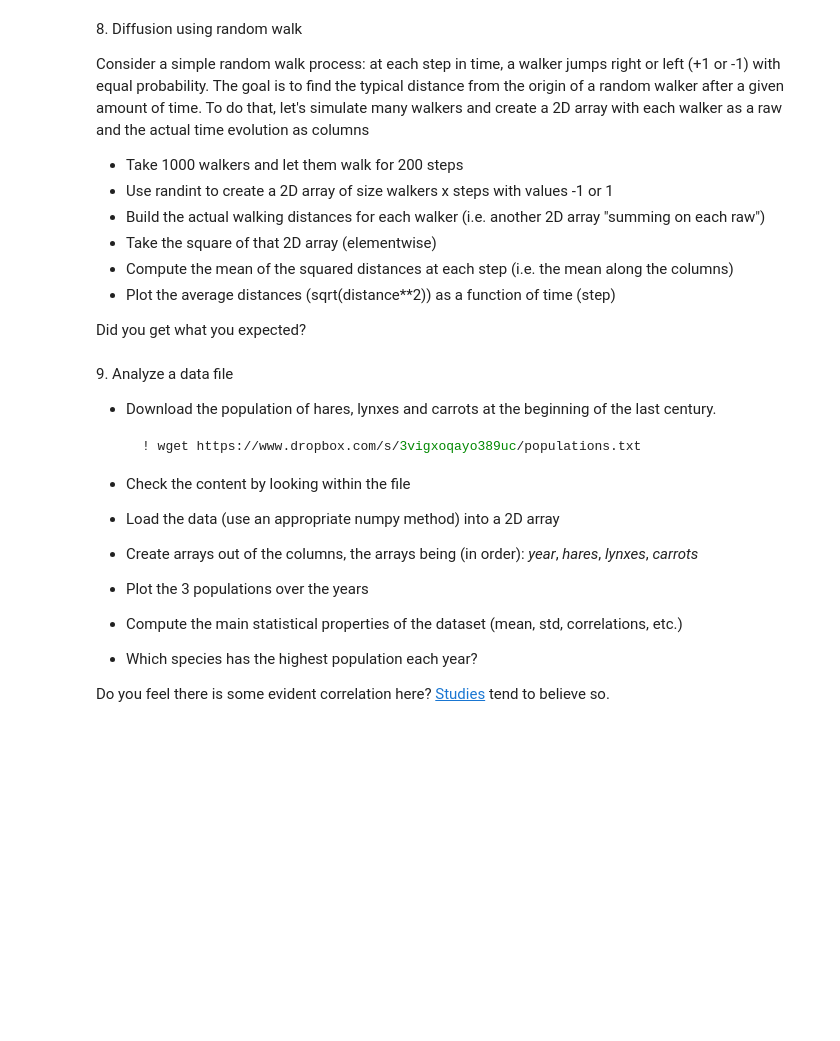
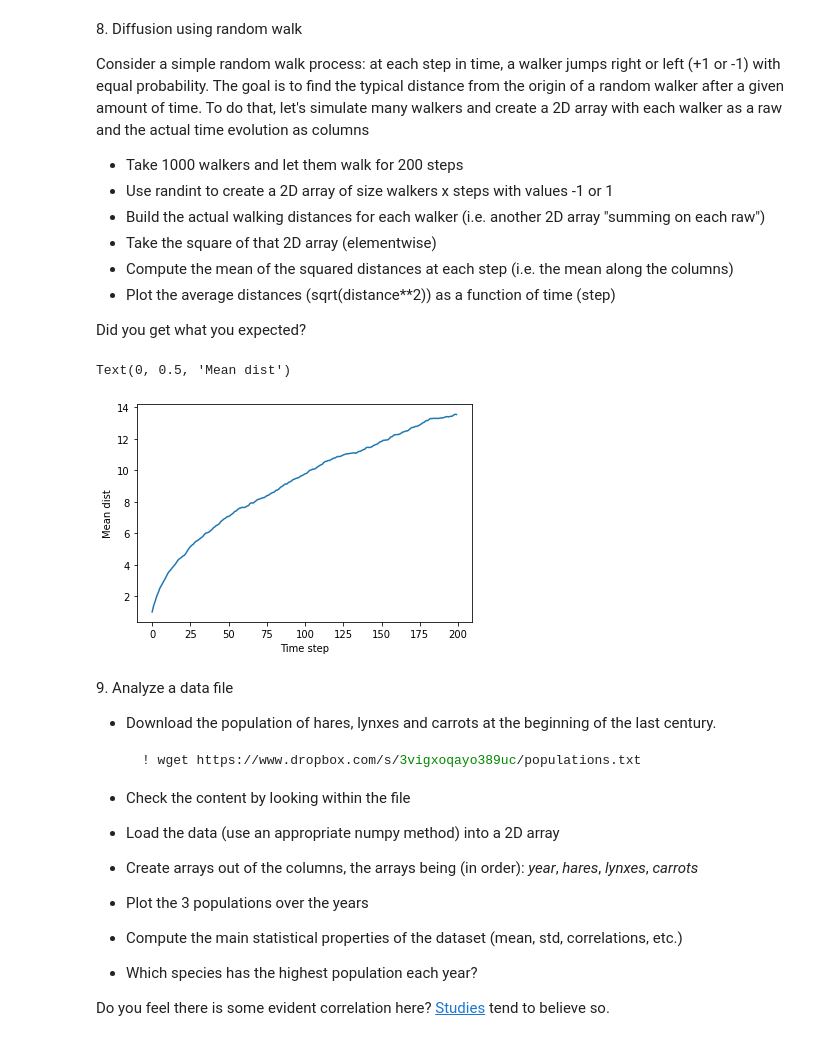
Before and after one commit to angelabortolato/LaboratoryOfComputationalPhysics_A, a Jupyter notebook: 04ex_Numpy.ipynb, the cells around one changed output. Drawn from its saved outputs; the diff is of its cells as text; code cells hidden in the pictures; blank space fills up the shorter version.

```diff
--- a/04ex_Numpy.ipynb
+++ b/04ex_Numpy.ipynb
@@ -217,6 +257,24 @@ To do that, let's simulate many walkers and create a 2D array with each walker a
   * Plot the average distances (sqrt(distance\*\*2)) as a function of time (step)
 
 Did you get what you expected?
+# %%
+w=1000
+s=200
+steps=np.random.randint(0, 2, (w,s))
+steps=steps*2 - 1
+
+
+walk_dist=np.cumsum(steps,axis=1)       #actual walking distances
+sq_dist=walk_dist**2                  #square element-wise
+mean_dist=sq_dist.mean(axis=0)
+
+
+plt.plot(np.arange(200), np.sqrt(mean_dist))
+plt.xlabel('Time step')
+plt.ylabel('Mean dist')
+# %% [output]
+Text(0, 0.5, 'Mean dist')
+[figure, added]
 # %% [markdown]
 9\. Analyze a data file
   * Download the population of hares, lynxes and carrots at the beginning of the last century.
```
Also changed, not shown: parts of 4 cells of this notebook, 1 other file.
